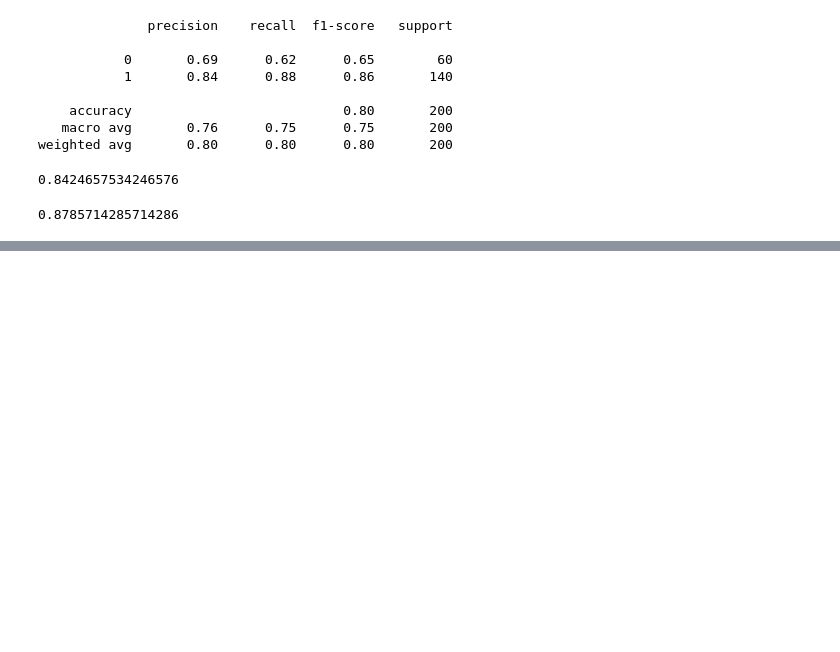
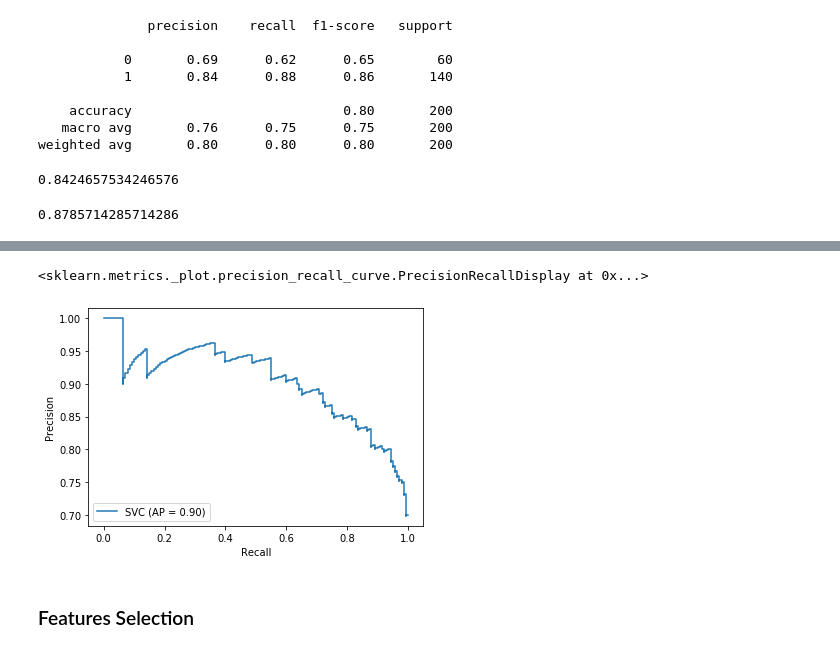
Before and after one commit to satriobhirawa/Kredit-EDA-SudDeutschland, a Jupyter notebook: BA_Credit.ipynb, the cells around one changed output, grey strips where cells are left out. Cells and saved outputs as stored; diff of their text form; code cells hidden in the pictures; blank space fills up the shorter version.

```diff
--- a/BA_Credit.ipynb
+++ b/BA_Credit.ipynb
@@ -1245,0 +1450,7 @@ plot_precision_recall_curve(log_model, scaled_X_test, y_test)
+# %%
+plot_precision_recall_curve(svc_model_baseline, scaled_X_test, y_test)
+# %% [output]
+<sklearn.metrics._plot.precision_recall_curve.PrecisionRecallDisplay at 0x...>
+[figure, added]
+# %% [markdown]
+### Features Selection
```
Also changed, not shown: parts of 198 cells of this notebook, 1 other file.
